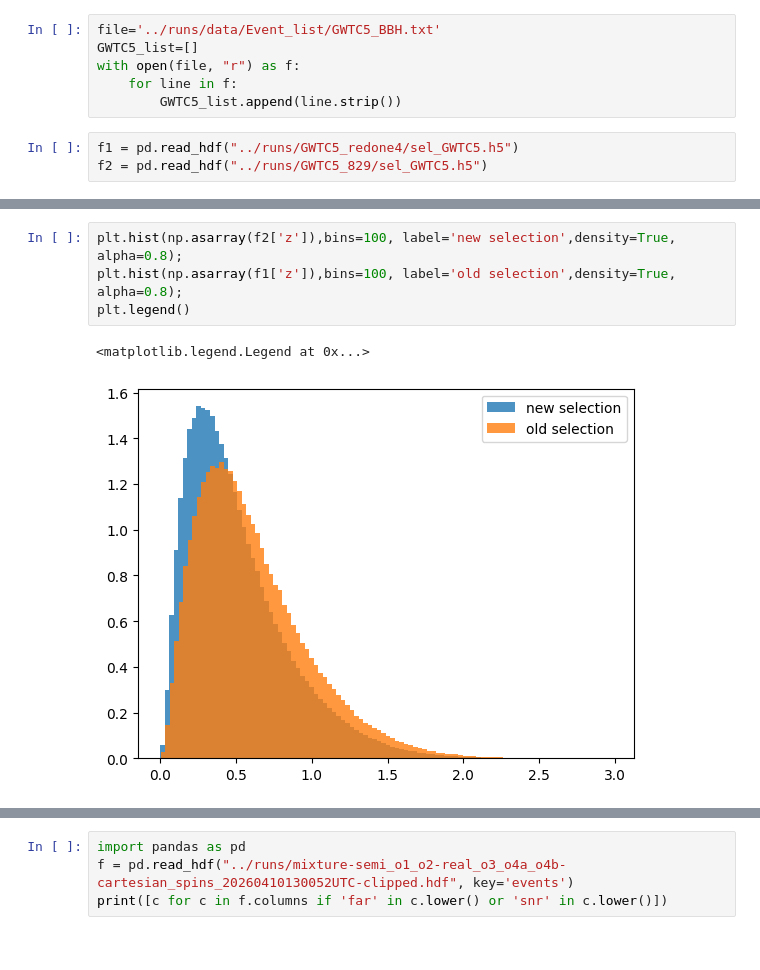
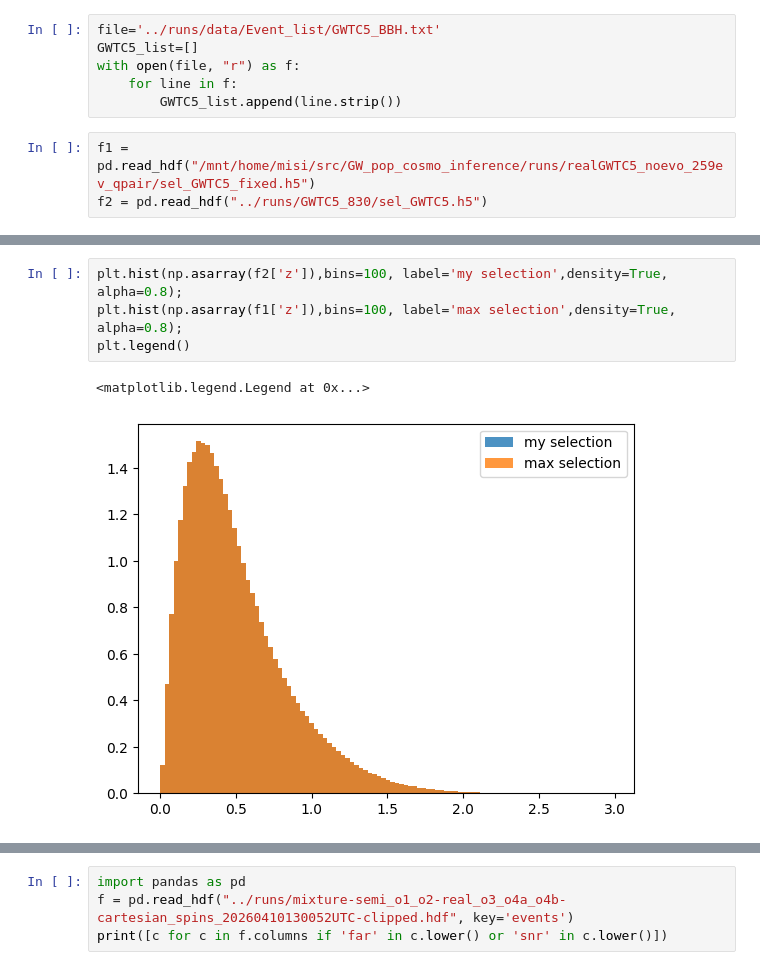
Before and after one commit to abby-moran/GW_pop_cosmo_inference, a Jupyter notebook: scripts/sandbox.ipynb, the cells around one changed output, grey strips where cells are left out. Cells and saved outputs as stored; diff of their text form.

```diff
--- a/scripts/sandbox.ipynb
+++ b/scripts/sandbox.ipynb
@@ -109,6 +109,6 @@ with open(file, "r") as f:
     for line in f:
         GWTC5_list.append(line.strip())
 # %%
-f1 = pd.read_hdf("../runs/GWTC5_redone4/sel_GWTC5.h5")
-f2 = pd.read_hdf("../runs/GWTC5_829/sel_GWTC5.h5")
+f1 = pd.read_hdf("/mnt/home/misi/src/GW_pop_cosmo_inference/runs/realGWTC5_noevo_259ev_qpair/sel_GWTC5_fixed.h5")
+f2 = pd.read_hdf("../runs/GWTC5_830/sel_GWTC5.h5")
 # %%
@@ -127,8 +129,8 @@ plt.legend()
 # %%
-plt.hist(np.asarray(f2['z']),bins=100, label='new selection',density=True, alpha=0.8);
-plt.hist(np.asarray(f1['z']),bins=100, label='old selection',density=True, alpha=0.8);
+plt.hist(np.asarray(f2['z']),bins=100, label='my selection',density=True, alpha=0.8);
+plt.hist(np.asarray(f1['z']),bins=100, label='max selection',density=True, alpha=0.8);
 plt.legend()
 # %% [output]
 <matplotlib.legend.Legend at 0x...>
-[figure, old version]
+[figure, new version]
 # %%
```
Also changed, not shown: parts of 12 cells of this notebook, 15 other files.
